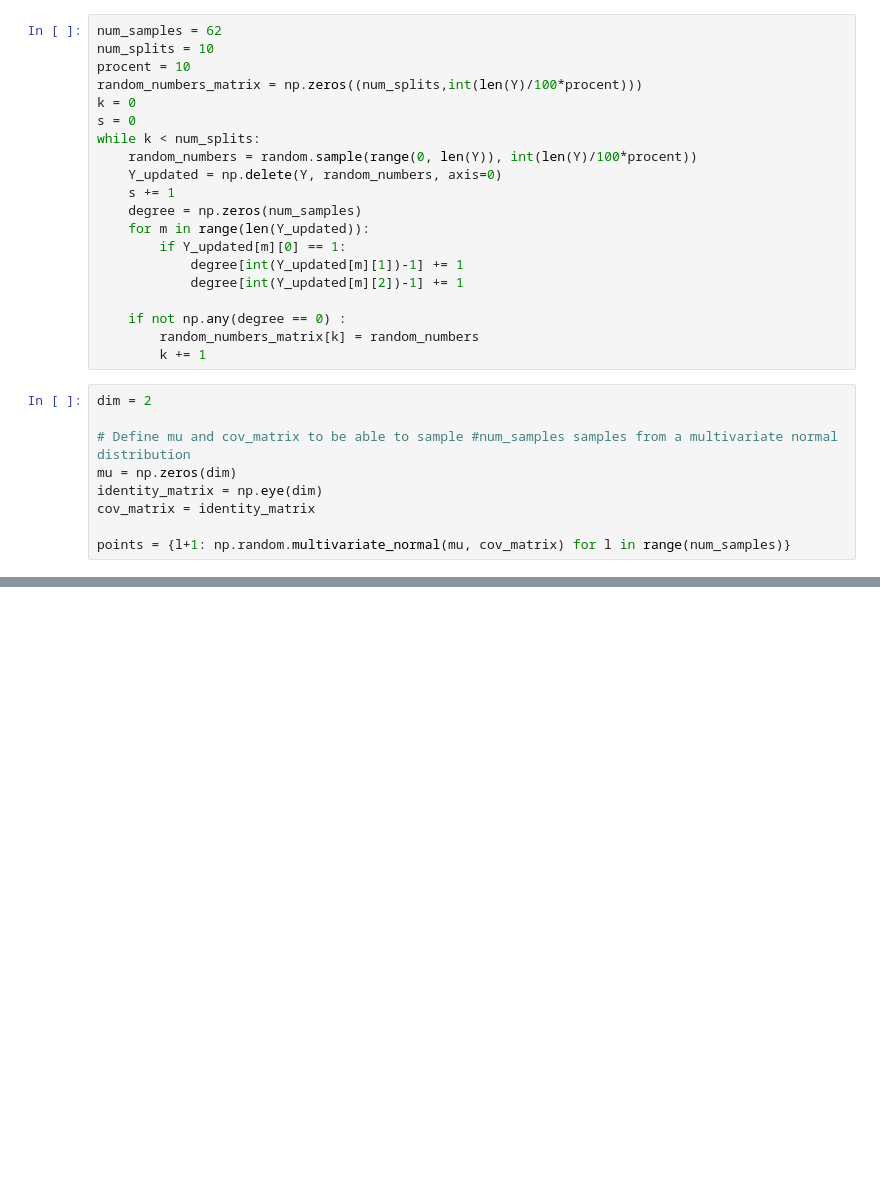
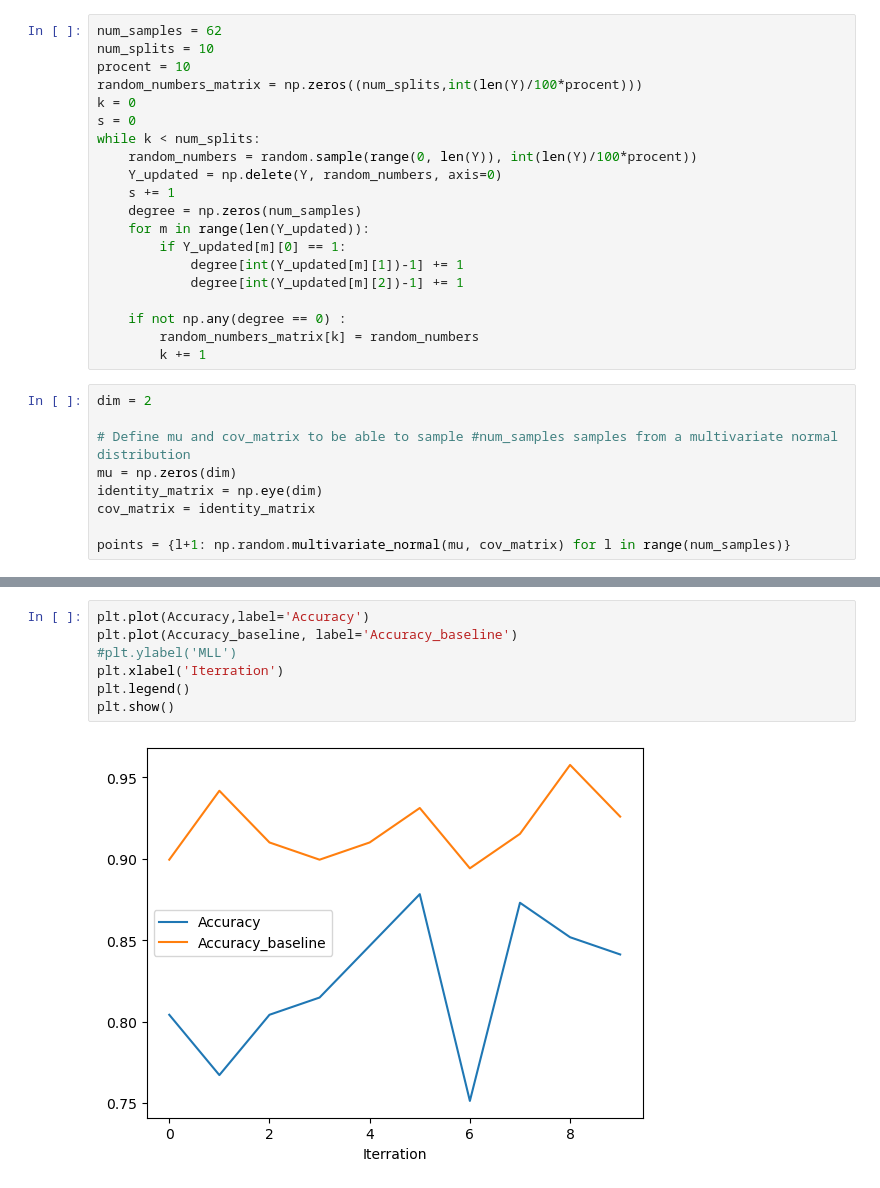
Before and after one commit to SigneDjernis/Latent_Distance_Models, a Jupyter notebook: Dolphins dataset/Dilphins_test prior.ipynb, the cells around one changed output, grey strips where cells are left out. Drawn from its saved outputs; the diff is of its cells as text; blank space fills up the shorter version.

```diff
--- a/Dolphins dataset/Dilphins_test prior.ipynb
+++ b/Dolphins dataset/Dilphins_test prior.ipynb
@@ -97,3 +131,12 @@ array([[ 16.1,   2.9],
+# %%
+plt.plot(Accuracy,label='Accuracy')
+plt.plot(Accuracy_baseline, label='Accuracy_baseline')
+#plt.ylabel('MLL')
+plt.xlabel('Iterration')
+plt.legend()
+plt.show()
+# %% [output]
+[figure, added]
 # %%
 plt.plot(MLL_final[0:s],label='MLL')
 #plt.plot(np.sqrt(grad_sum_final[0:s]), label='Gradient sum')
```
Also changed, not shown: parts of 8 cells of this notebook, 1 other file.
